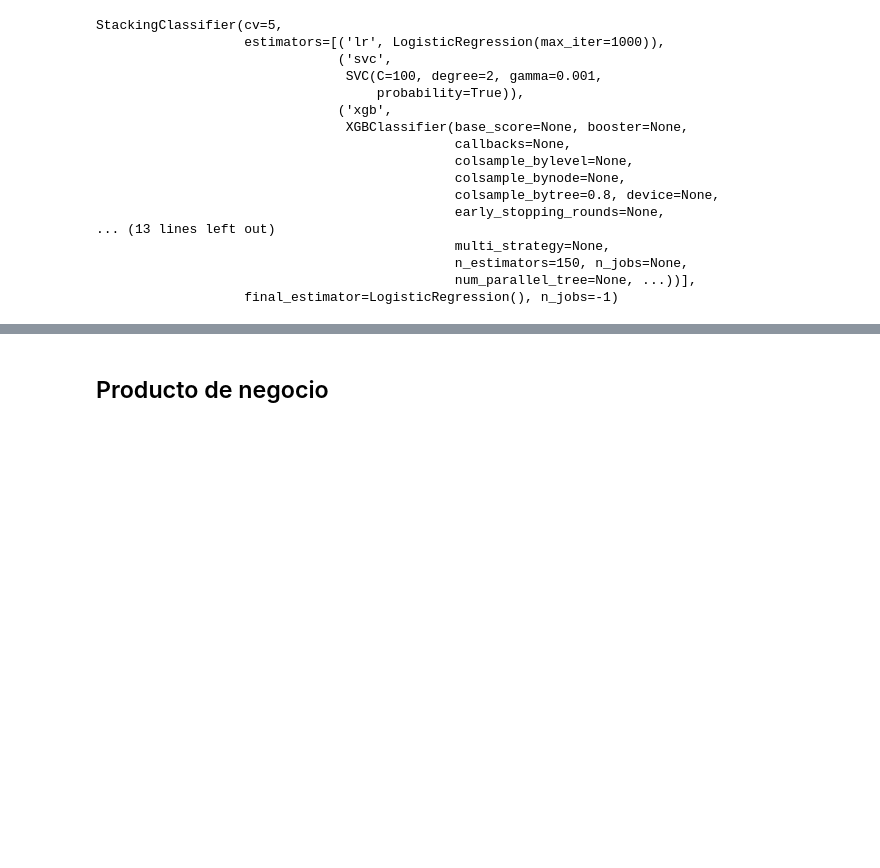
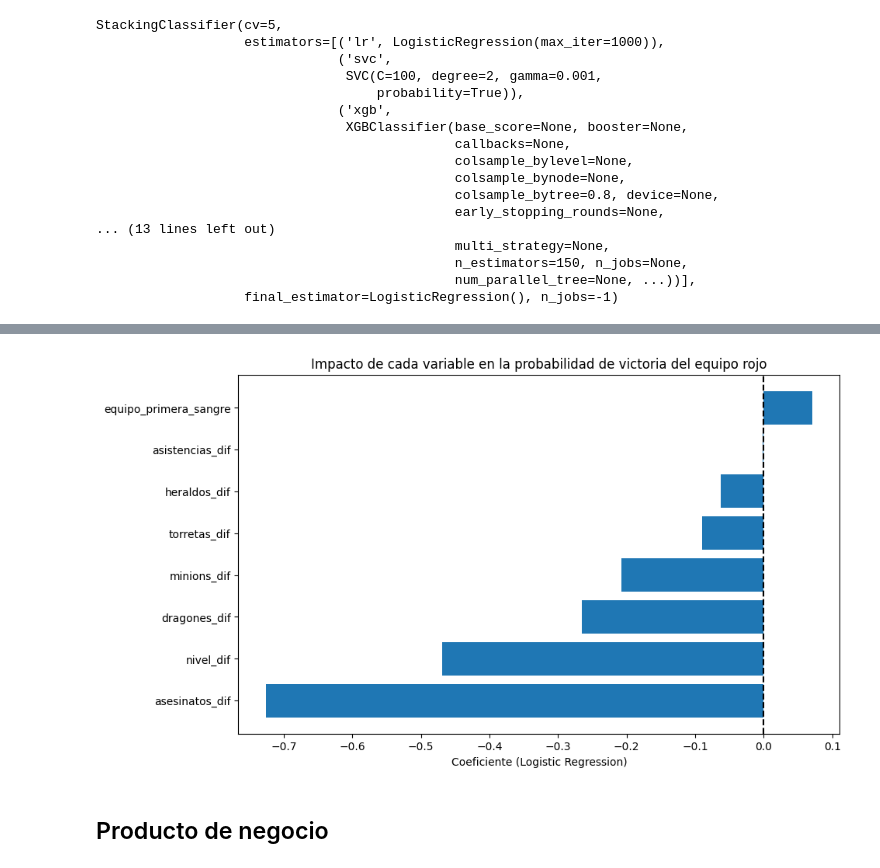
Before and after one commit to davidlajas/min10-win-predict, a Jupyter notebook: notebooks/03_Entrenamiento_Evaluacion.ipynb, the cells around one changed output, grey strips where cells are left out. Saved outputs shown, nothing was run; the diff lists cells and outputs as text; code cells hidden in the pictures; blank space fills up the shorter version.

```diff
--- a/notebooks/03_Entrenamiento_Evaluacion.ipynb
+++ b/notebooks/03_Entrenamiento_Evaluacion.ipynb
@@ -623,0 +679,13 @@ with open("../models/final_model_stacking.pkl", "wb") as f:
+# %%
+nombres_variables = X_train.columns
+
+# Coeficientes del modelo
+coeficientes = lr.coef_[0]
+
+# Crear DataFrame
+df_coef = pd.DataFrame({
+    "Variable": nombres_variables,
+    "Coeficiente": coeficientes
+}).sort_values(by="Coeficiente", ascending=False)
+
+df_coef
@@ -624,3 +702,19 @@ with open("../models/final_model_stacking.pkl", "wb") as f:
+# %%
+top_n = 10
+df_plot = pd.concat([
+    df_coef.head(top_n),
+    df_coef.tail(top_n)
+])
+
+plt.figure(figsize=(10, 6))
+plt.barh(df_plot["Variable"], df_plot["Coeficiente"])
+plt.axvline(0, linestyle="--", color="black")
+plt.xlabel("Coeficiente (Logistic Regression)")
+plt.title("Impacto de cada variable en la probabilidad de victoria del equipo rojo")
+plt.gca().invert_yaxis()
+plt.show()
+# %% [output]
+[figure, added]
 # %% [markdown]
 ## Producto de negocio
 # %%
```
Also changed, not shown: parts of 22 cells of this notebook, 12 other files.
